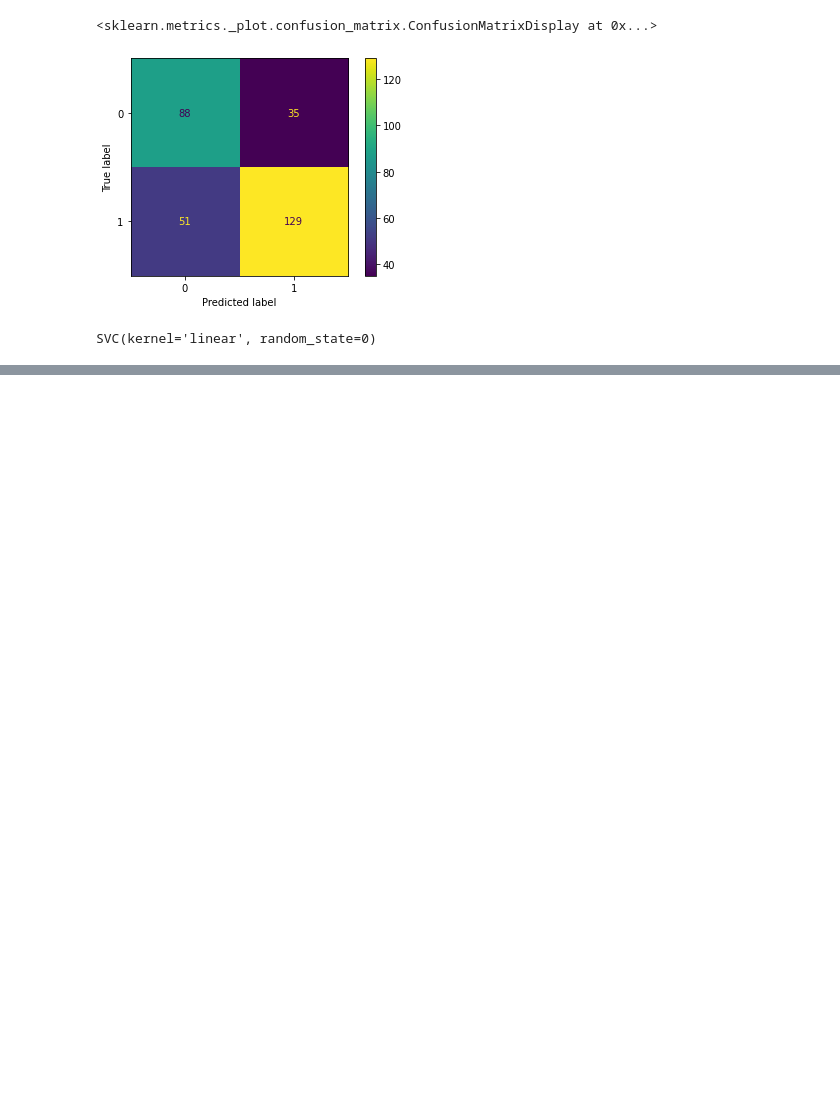
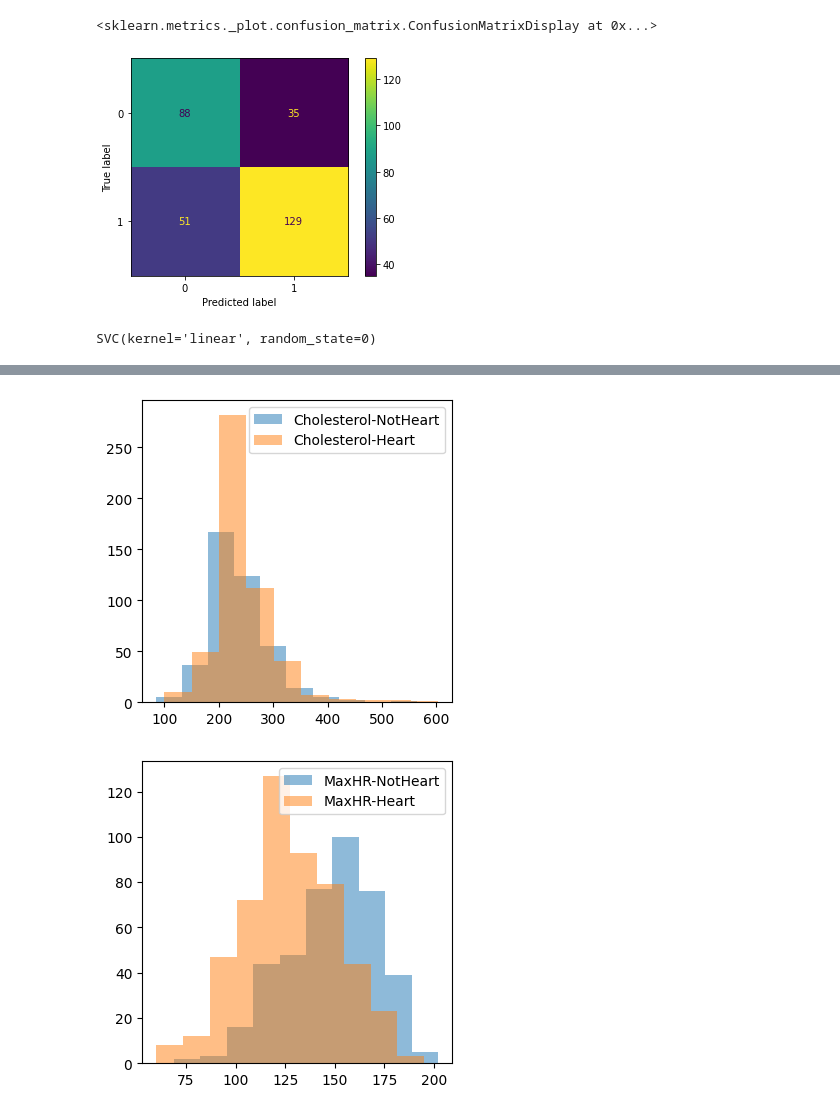
Before and after one commit to clinton0313/GP-Classification-Project, a Jupyter notebook: exploration.ipynb, the cells around one changed output, grey strips where cells are left out. Cells and saved outputs as stored; diff of their text form; code cells hidden in the pictures; blank space fills up the shorter version.

```diff
--- a/data/exploration.ipynb
+++ b/exploration.ipynb
@@ -330,0 +385,16 @@ SVC(kernel='linear', random_state=0)
+# %%
+gpc_wn = GPC(rational_quadratic_kernel, [1, 1, 1.5], ["variance", "length", "nu"])
+data =  [heart_int[heart_int["HeartDisease"]==0],heart_int[heart_int["HeartDisease"]==1]]
+y_data = heart_int['HeartDisease']
+plt.rcParams.update({'figure.figsize':(4,4), 'figure.dpi':100})
+plt.hist(data[0]['Cholesterol'],label='Cholesterol-NotHeart',alpha=0.5)
+plt.hist(data[1]['Cholesterol'],label='Cholesterol-Heart',alpha=0.5)
+plt.legend()
+plt.show()
+plt.hist(data[0]['MaxHR'],label='MaxHR-NotHeart',alpha=0.5)
+plt.hist(data[1]['MaxHR'],label='MaxHR-Heart',alpha=0.5)
+plt.legend()
+plt.show()
+# %% [output]
+[figure, added]
+[figure, added]
```
Also changed, not shown: parts of 20 cells of this notebook, 2 other files.
